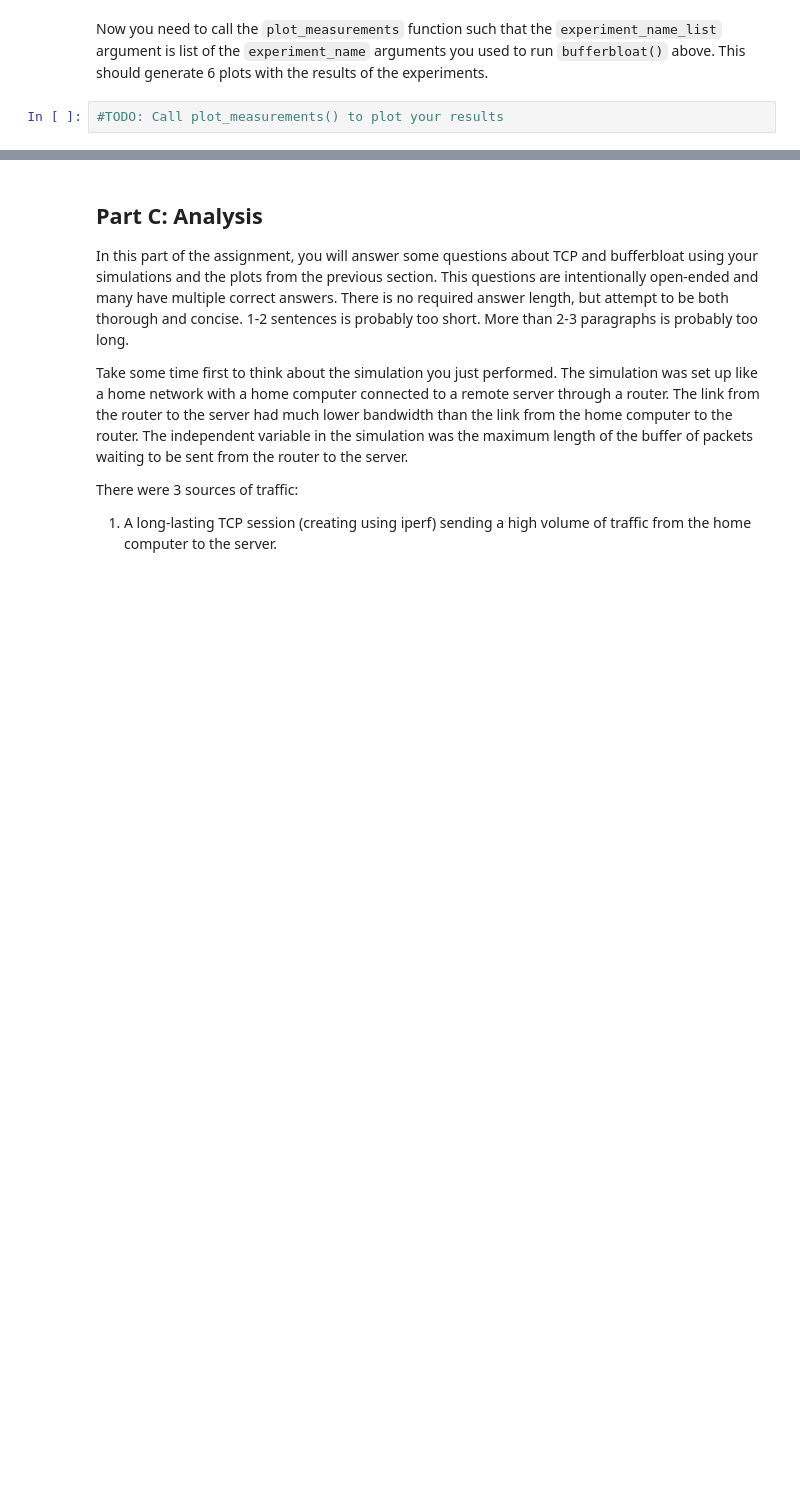
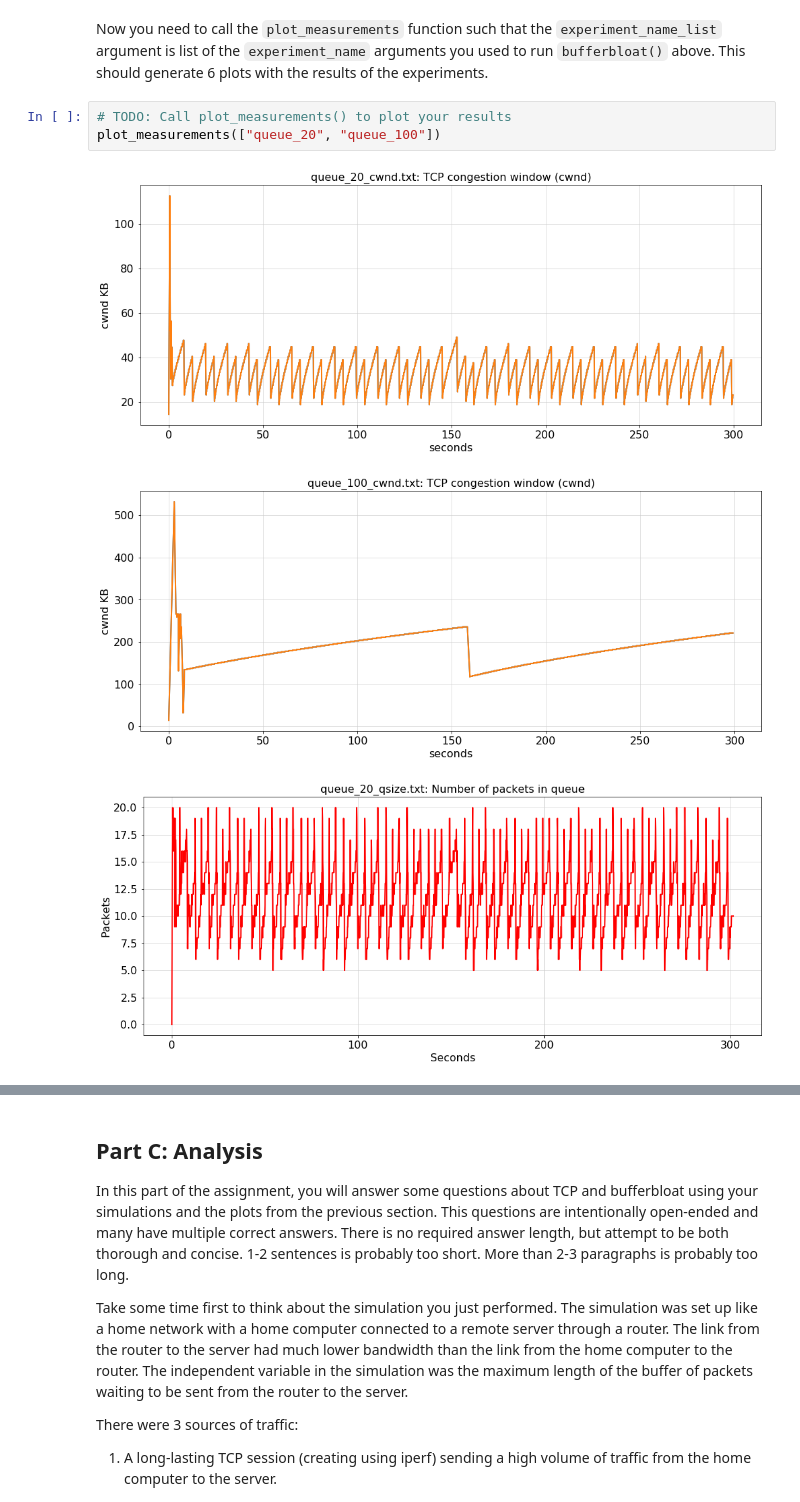
Before and after one commit to Daydream709/ComputerNetworkStudy, a Jupyter notebook: assignment1/COS461-Public/assignments/assignment2/Assignment2_Notebook.ipynb, the cells around one changed output, grey strips where cells are left out. Drawn from its saved outputs; the diff is of its cells as text; blank space fills up the shorter version.

```diff
--- a/assignment1/COS461-Public/assignments/assignment2/Assignment2_Notebook.ipynb
+++ b/assignment1/COS461-Public/assignments/assignment2/Assignment2_Notebook.ipynb
@@ -254,4 +311,9 @@ def plot_measurements(experiment_name_list, cwnd_histogram=False):
 # %% [markdown]
 Now you need to call the `plot_measurements` function such that the `experiment_name_list` argument is list of the `experiment_name` arguments you used to run `bufferbloat()` above.  This should generate 6 plots with the results of the experiments.
 # %%
-#TODO: Call plot_measurements() to plot your results
+# TODO: Call plot_measurements() to plot your results
+plot_measurements(["queue_20", "queue_100"])
+# %% [output]
+[figure, added]
+[figure, added]
+[figure, added]
```
Also changed, not shown: parts of 15 cells of this notebook, 6 other files.
